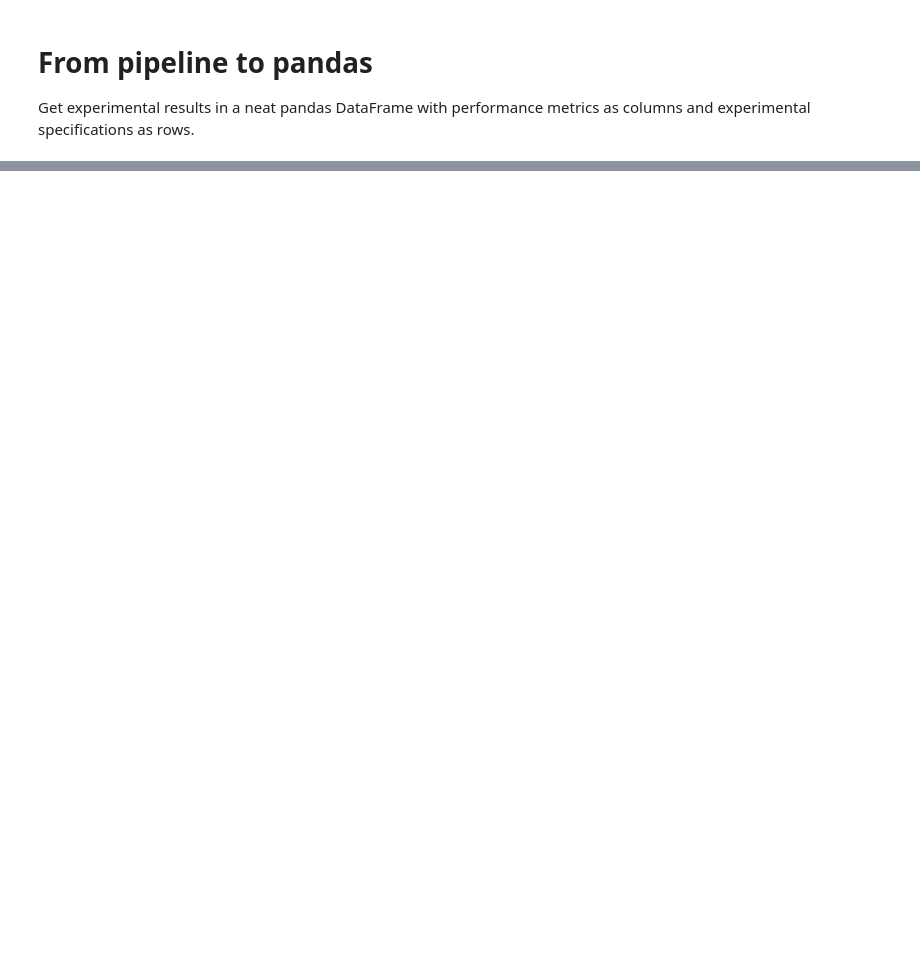
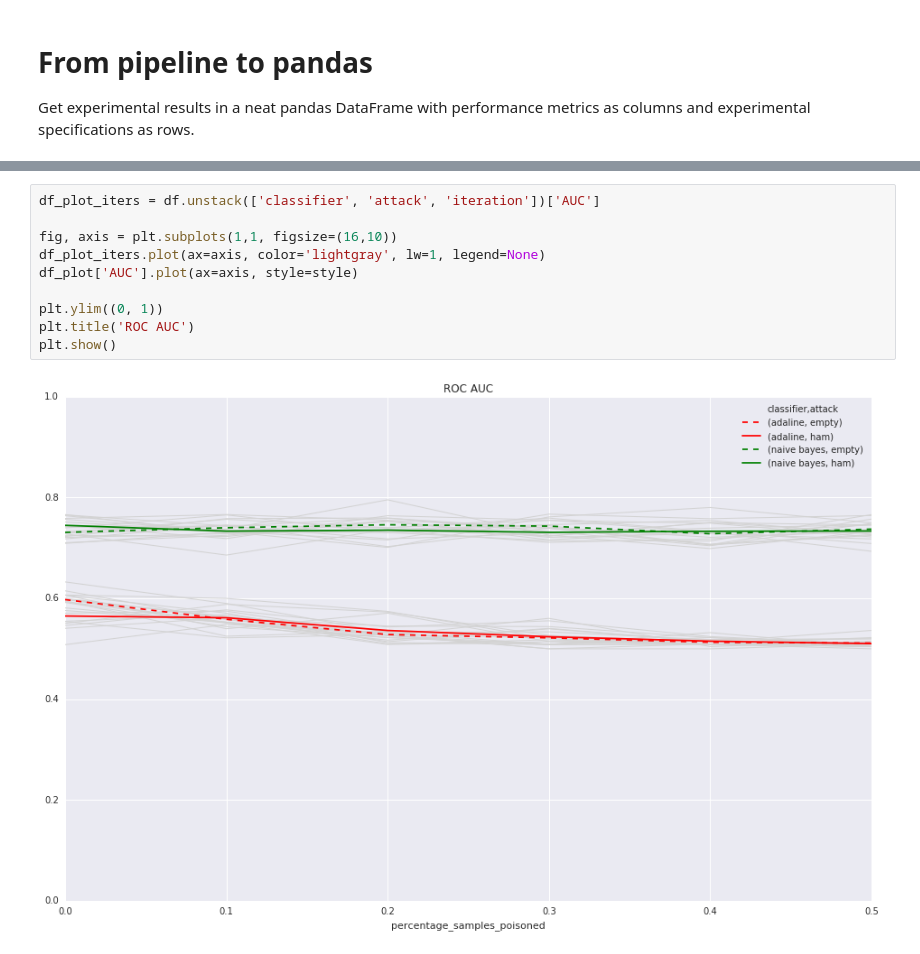
Before and after one commit to galvanic/adversML, a Jupyter notebook: notebooks/pipeline2pandas.ipynb, the cells around one changed output, grey strips where cells are left out. Drawn from its saved outputs; the diff is of its cells as text; blank space fills up the shorter version.

```diff
--- a/notebooks/pipeline2pandas.ipynb
+++ b/notebooks/pipeline2pandas.ipynb
@@ -134,0 +118,12 @@ percentage_samples_poisoned
+# %%
+df_plot_iters = df.unstack(['classifier', 'attack', 'iteration'])['AUC']
+
+fig, axis = plt.subplots(1,1, figsize=(16,10))
+df_plot_iters.plot(ax=axis, color='lightgray', lw=1, legend=None)
+df_plot['AUC'].plot(ax=axis, style=style)
+
+plt.ylim((0, 1))
+plt.title('ROC AUC')
+plt.show()
+# %% [output]
+[figure, added]
```
Also changed, not shown: parts of 7 cells of this notebook, 1 other file.
